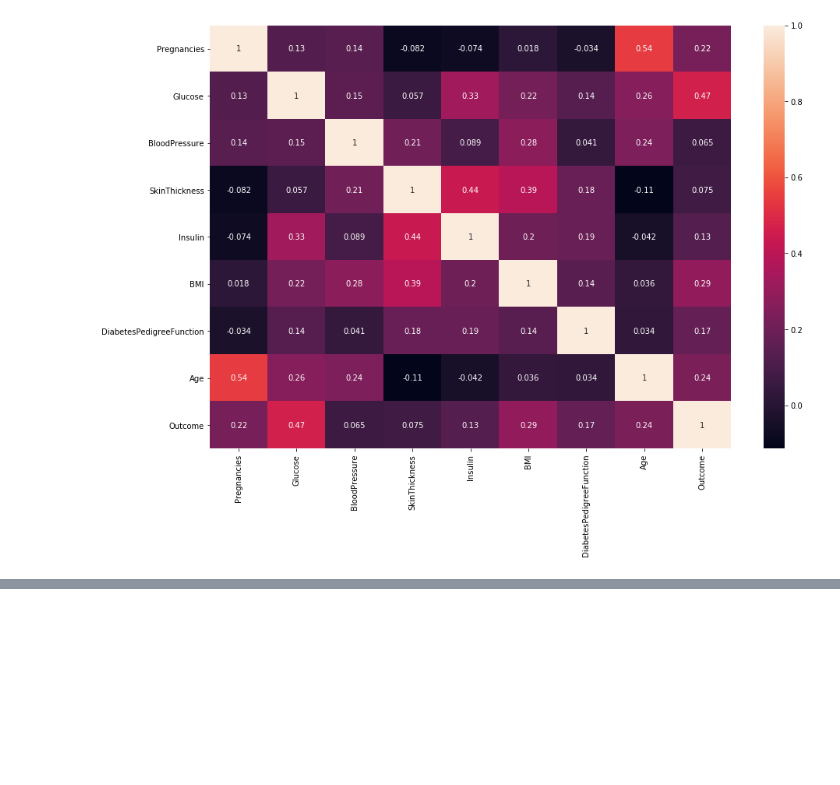
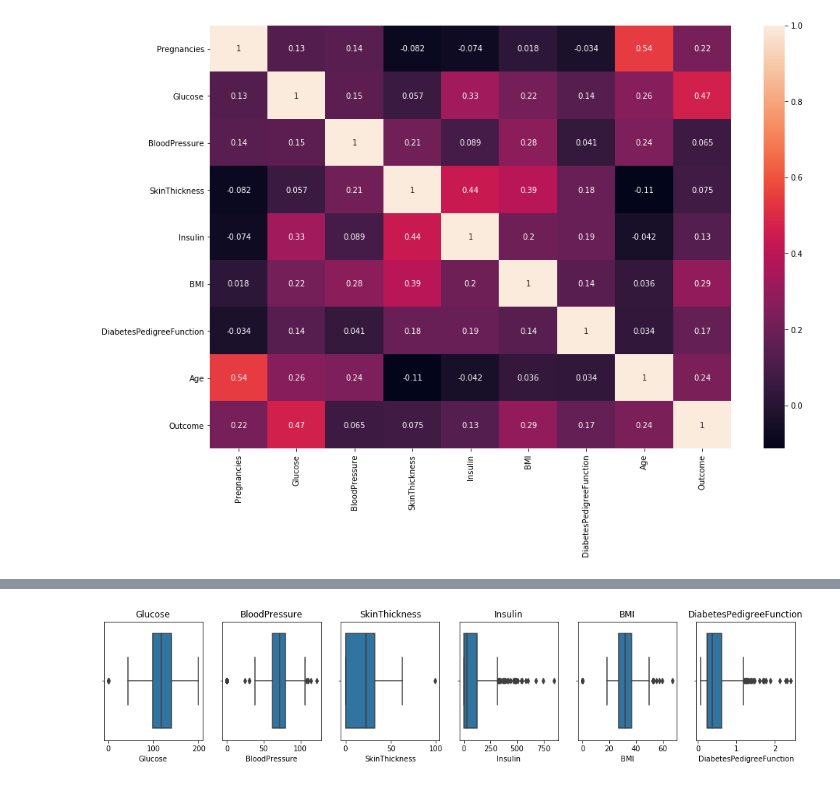
Before and after one commit to JanviPangoriya/Diabetes-prediction, a Jupyter notebook: Diabetes_Prediciton.ipynb, the cells around one changed output, grey strips where cells are left out. Saved outputs shown, nothing was run; the diff lists cells and outputs as text; code cells hidden in the pictures; blank space fills up the shorter version.

```diff
--- a/Diabetes_Prediciton.ipynb
+++ b/Diabetes_Prediciton.ipynb
@@ -71,0 +96,8 @@ plt.show()
+# %%
+#Visualizing Outliners
+fig=plt.figure(figsize=(20,3))
+for i in np.arange(1,7):
+    data=plt.subplot(1,7,i,title=df.columns[i])
+    sns.boxplot(df[df.columns[i]])
+# %% [output]
+[figure, added]
```
Also changed, not shown: parts of 19 cells of this notebook.
